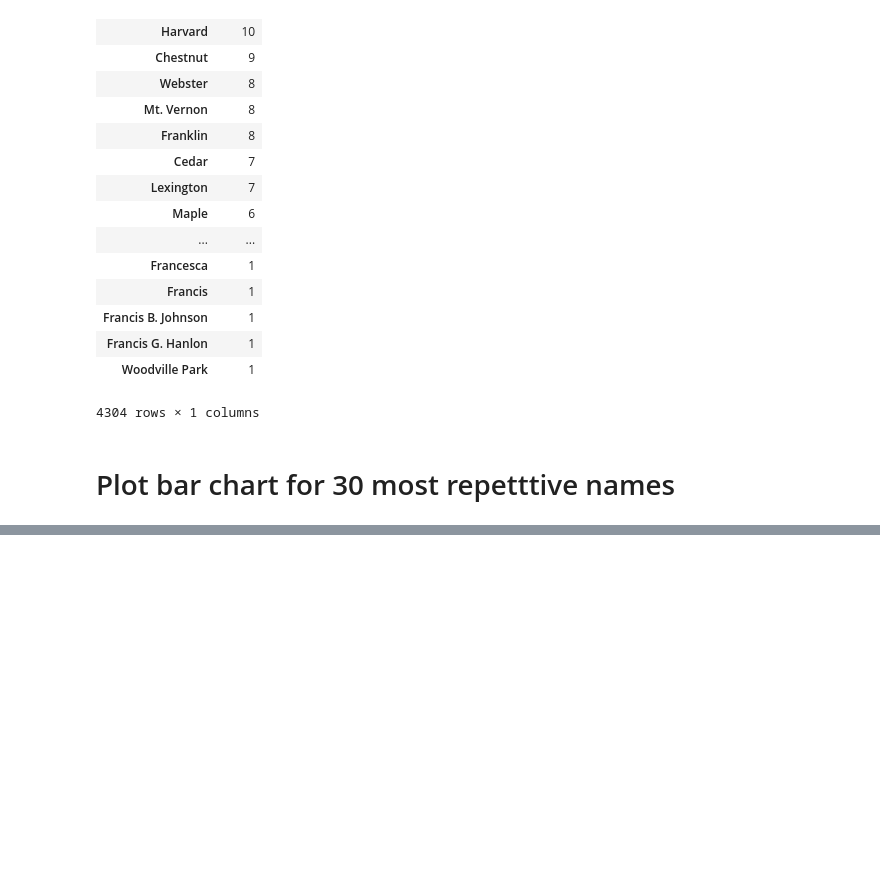
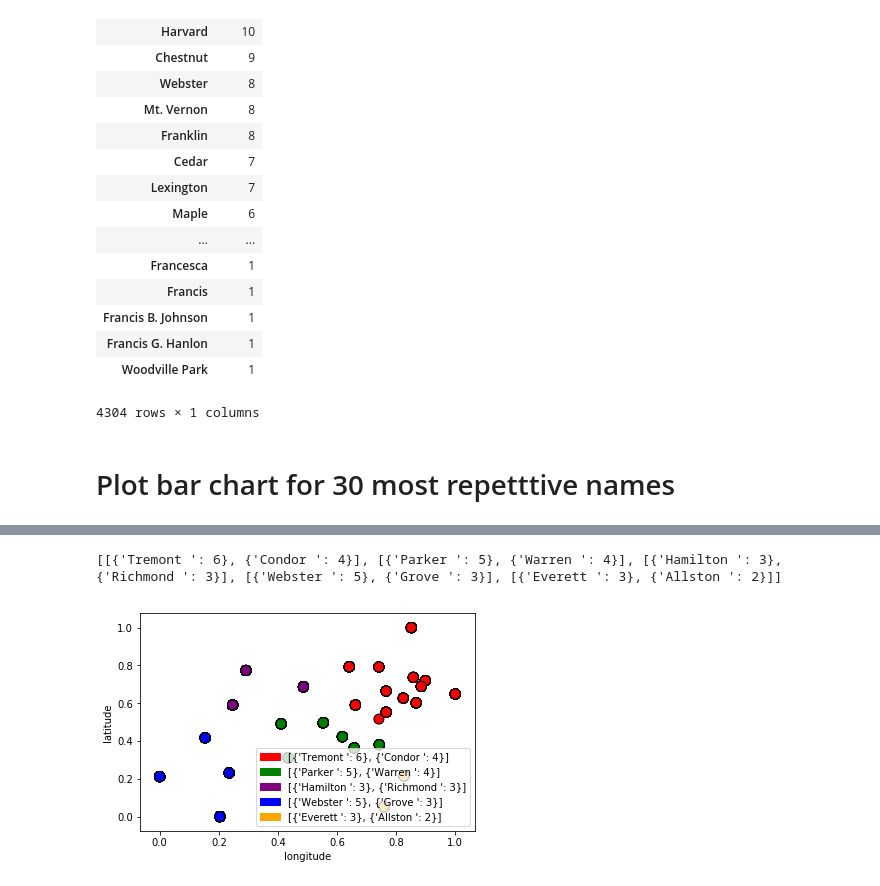
Before and after one commit to lliu42/506-project, a Jupyter notebook: Untitled.ipynb, the cells around one changed output, grey strips where cells are left out. Saved outputs shown, nothing was run; the diff lists cells and outputs as text; code cells hidden in the pictures; blank space fills up the shorter version.

```diff
--- a/Untitled.ipynb
+++ b/Untitled.ipynb
@@ -348,0 +355,76 @@ plt.legend(handles=create_patches(colors, list(set(top_hundred_names['street-nam
+# %%
+from sklearn import preprocessing
+from sklearn.cluster import KMeans
+import matplotlib.pyplot as plt
+import matplotlib.patches as mpatches
+import matplotlib
+import warnings
+warnings.filterwarnings("ignore")
+
+
+########################################################################################
+
+def get_top_names_in_cluster(cluster_num, labels, dataframe):
+    top_names = []
+    count_dict = {}
+    labels_index = 0
+    for index, row in dataframe.iterrows():
+        if labels[labels_index] == cluster_num:
+            if row['street-name'] in count_dict:
+                count_dict[row['street-name']] += 1
+            else:
+                count_dict[row['street-name']] = 1
+        labels_index += 1
+    sorted_count_dict = sorted(count_dict, key=count_dict.get, reverse=True)
+    for elem in sorted_count_dict:
+        value = {}
+        value[elem] = count_dict[elem]
+        top_names.append(value)
+    return top_names
+
+#######################################################################################
+
+def get_real_labels_for_clusters(labels, dataframe, num_clusters, n):
+    real_labels = []
+    for i in range(0, num_clusters):
+        top_cluster_names = get_top_names_in_cluster(i, labels, dataframe)
+        real_labels.append(top_cluster_names[:n])
+    return real_labels
+
+#####################################################################################
+
+min_max_scaler = preprocessing.MinMaxScaler()
+#filter by gender
+main_df_merged_with_geo = main_df_merged_with_geo[main_df_merged_with_geo['gender'] == 'male']
+geo_data = main_df_merged_with_geo[['LAT','LNG']]
+geo_data['LAT'] = min_max_scaler.fit_transform(geo_data['LAT'].values.reshape(-1,1))
+geo_data['LNG'] = min_max_scaler.fit_transform(geo_data['LNG'].values.reshape(-1,1))
+
+latitude_list = geo_data['LAT'].tolist()
+longitude_list = geo_data['LNG'].tolist()
+
+vectors = []
+for i in range(0,len(latitude_list)):
+    vector = [latitude_list[i], longitude_list[i]]
+    vectors.append(vector)
+
+num_clusters = 5
+kmeans = KMeans(init='k-means++', n_clusters=num_clusters, n_init=10)
+kmeans.fit_predict(vectors)
+
+labels = kmeans.labels_
+centroids = kmeans.cluster_centers_
+
+
+real_labels = get_real_labels_for_clusters(labels, main_df_merged_with_geo, num_clusters, 2)
+#real_labels = get_real_lables(labels, main_df_merged_with_geo, num_clusters, 1)
+colors = ['red', 'green', 'purple', 'blue', 'orange']
+print(real_labels)
+plt.scatter(latitude_list, longitude_list, marker='o', c=labels, cmap=matplotlib.colors.ListedColormap(colors), s=100, edgecolor='k')
+plt.legend(handles=create_patches(colors, real_labels), loc=4)
+plt.xlabel('longitude')
+plt.ylabel('latitude')
+plt.show()
+# %% [output]
+[[{'Tremont ': 6}, {'Condor ': 4}], [{'Parker ': 5}, {'Warren ': 4}], [{'Hamilton ': 3}, {'Richmond ': 3}], [{'Webster ': 5}, {'Grove ': 3}], [{'Everett ': 3}, {'Allston ': 2}]]
+[figure, added]
```
Also changed, not shown: parts of 8 cells of this notebook.
